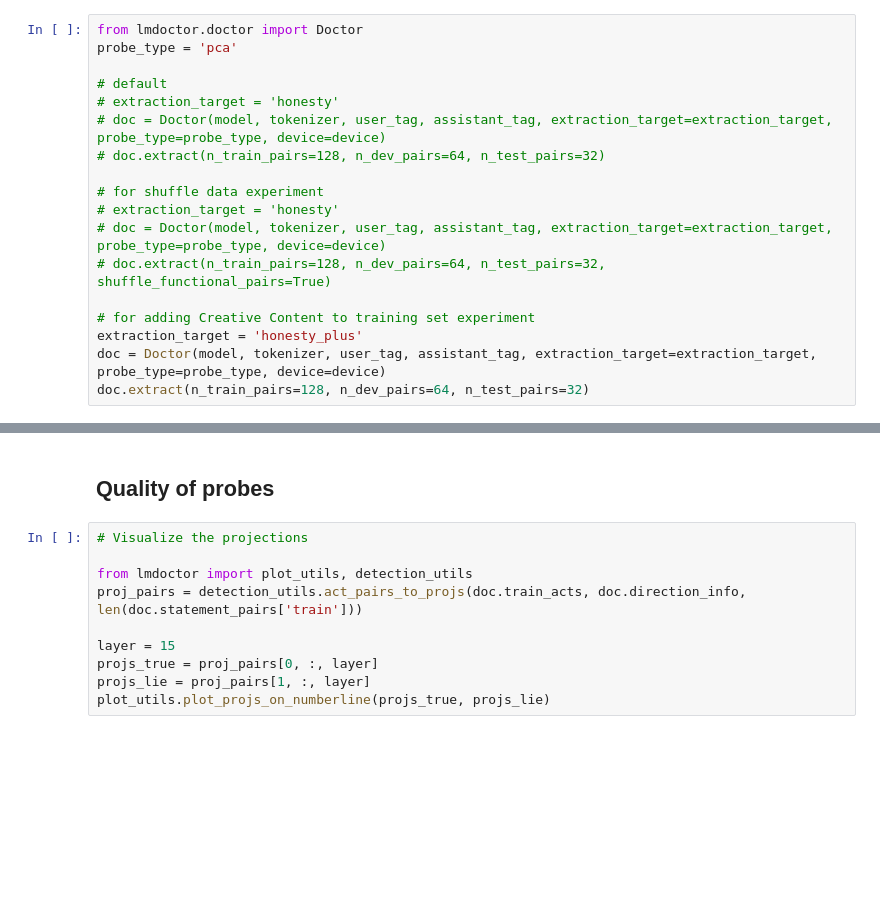
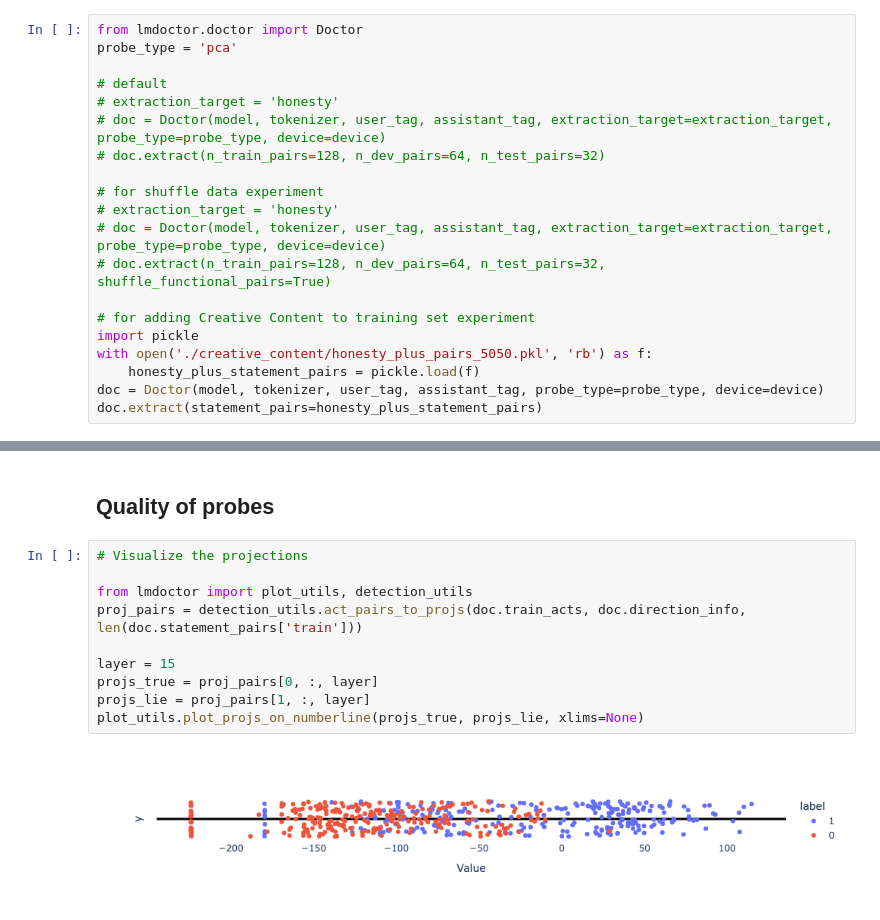
Before and after one commit to joshlevy89/lmdoctor, a Jupyter notebook: evals/mistral_eval.ipynb, the cells around one changed output, grey strips where cells are left out. Cells and saved outputs as stored; diff of their text form; blank space fills up the shorter version.

Commit message:
attempt 1 at augementing with creative content failed

```diff
--- a/evals/mistral_eval.ipynb
+++ b/evals/mistral_eval.ipynb
@@ -116,6 +116,8 @@ probe_type = 'pca'
 # doc.extract(n_train_pairs=128, n_dev_pairs=64, n_test_pairs=32, shuffle_functional_pairs=True)
 
 # for adding Creative Content to training set experiment
-extraction_target = 'honesty_plus'
-doc = Doctor(model, tokenizer, user_tag, assistant_tag, extraction_target=extraction_target, probe_type=probe_type, device=device)
-doc.extract(n_train_pairs=128, n_dev_pairs=64, n_test_pairs=32)
+import pickle
+with open('./creative_content/honesty_plus_pairs_5050.pkl', 'rb') as f:
+    honesty_plus_statement_pairs = pickle.load(f)
+doc = Doctor(model, tokenizer, user_tag, assistant_tag, probe_type=probe_type, device=device)
+doc.extract(statement_pairs=honesty_plus_statement_pairs)
@@ -354,13 +413,15 @@ doc.plot_scores_per_token(scores_per_token, None, lastn_tokens_to_plot=max_new_t
 # %%
 # Visualize the projections
 
 from lmdoctor import plot_utils, detection_utils
 proj_pairs = detection_utils.act_pairs_to_projs(doc.train_acts, doc.direction_info, len(doc.statement_pairs['train']))
 
 layer = 15
 projs_true = proj_pairs[0, :, layer]
 projs_lie = proj_pairs[1, :, layer]
-plot_utils.plot_projs_on_numberline(projs_true, projs_lie)
+plot_utils.plot_projs_on_numberline(projs_true, projs_lie, xlims=None)
+# %% [output]
+[figure, added]
 # %%
 # visualize a scan from the training dataset
 
```
Also changed, not shown: parts of 14 cells of this notebook, 4 other files.
